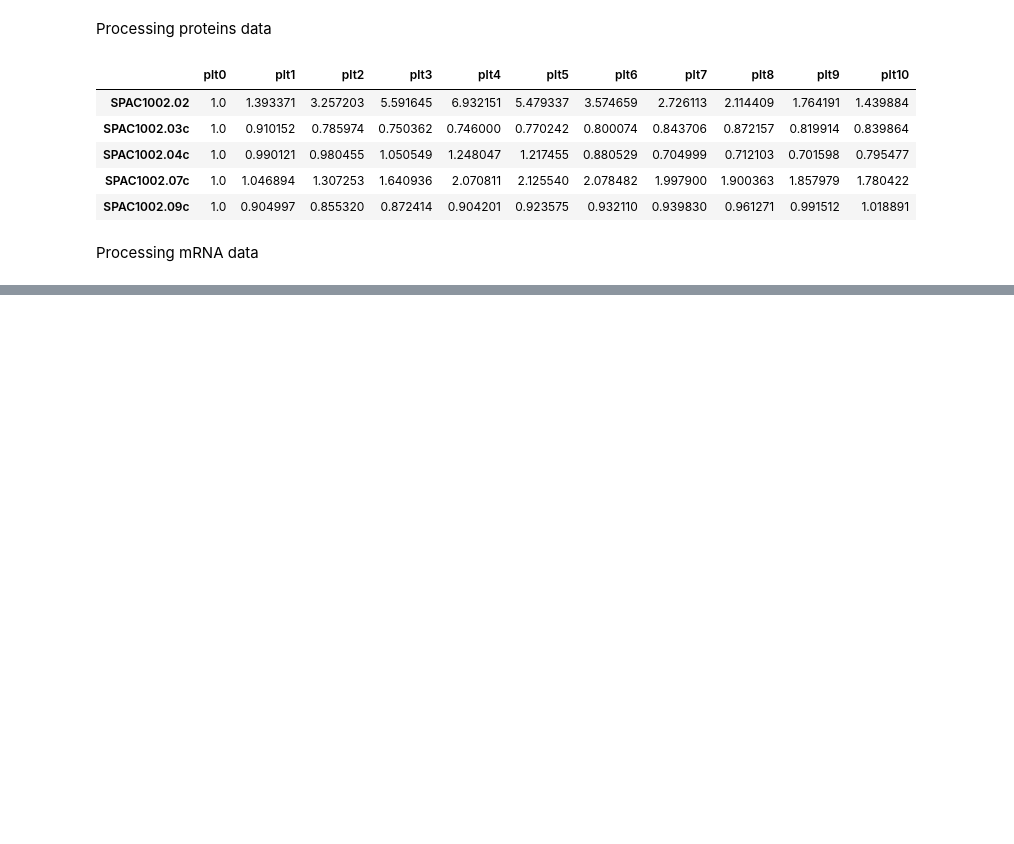
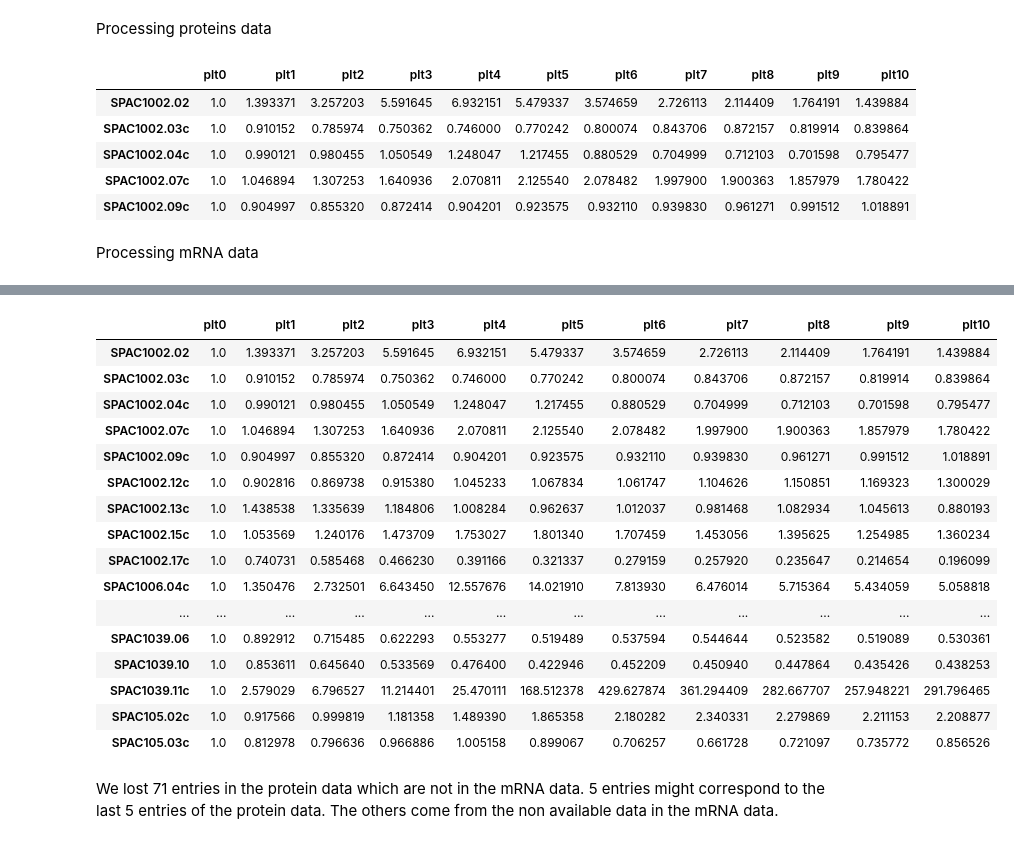
Before and after one commit to lfkrapp/easy-pancake, a Jupyter notebook: Project.ipynb, the cells around one changed output, grey strips where cells are left out. Saved outputs shown, nothing was run; the diff lists cells and outputs as text; code cells hidden in the pictures; blank space fills up the shorter version.

```diff
--- a/Project.ipynb
+++ b/Project.ipynb
@@ -87,0 +161,22 @@ data_mRNA.head()
+# %%
+data_prot.head(20)
+# %% [output]
+|  | plt0 | plt1 | plt2 | plt3 | plt4 | plt5 | plt6 | plt7 | plt8 | plt9 | plt10 |
+| SPAC1002.02 | 1.0 | 1.393371 | 3.257203 | 5.591645 | 6.932151 | 5.479337 | 3.574659 | 2.726113 | 2.114409 | 1.764191 | 1.439884 |
+| SPAC1002.03c | 1.0 | 0.910152 | 0.785974 | 0.750362 | 0.746000 | 0.770242 | 0.800074 | 0.843706 | 0.872157 | 0.819914 | 0.839864 |
+| SPAC1002.04c | 1.0 | 0.990121 | 0.980455 | 1.050549 | 1.248047 | 1.217455 | 0.880529 | 0.704999 | 0.712103 | 0.701598 | 0.795477 |
+| SPAC1002.07c | 1.0 | 1.046894 | 1.307253 | 1.640936 | 2.070811 | 2.125540 | 2.078482 | 1.997900 | 1.900363 | 1.857979 | 1.780422 |
+| SPAC1002.09c | 1.0 | 0.904997 | 0.855320 | 0.872414 | 0.904201 | 0.923575 | 0.932110 | 0.939830 | 0.961271 | 0.991512 | 1.018891 |
+| SPAC1002.12c | 1.0 | 0.902816 | 0.869738 | 0.915380 | 1.045233 | 1.067834 | 1.061747 | 1.104626 | 1.150851 | 1.169323 | 1.300029 |
+| SPAC1002.13c | 1.0 | 1.438538 | 1.335639 | 1.184806 | 1.008284 | 0.962637 | 1.012037 | 0.981468 | 1.082934 | 1.045613 | 0.880193 |
+| SPAC1002.15c | 1.0 | 1.053569 | 1.240176 | 1.473709 | 1.753027 | 1.801340 | 1.707459 | 1.453056 | 1.395625 | 1.254985 | 1.360234 |
+| SPAC1002.17c | 1.0 | 0.740731 | 0.585468 | 0.466230 | 0.391166 | 0.321337 | 0.279159 | 0.257920 | 0.235647 | 0.214654 | 0.196099 |
+| SPAC1006.04c | 1.0 | 1.350476 | 2.732501 | 6.643450 | 12.557676 | 14.021910 | 7.813930 | 6.476014 | 5.715364 | 5.434059 | 5.058818 |
+| ... | ... | ... | ... | ... | ... | ... | ... | ... | ... | ... | ... |
+| SPAC1039.06 | 1.0 | 0.892912 | 0.715485 | 0.622293 | 0.553277 | 0.519489 | 0.537594 | 0.544644 | 0.523582 | 0.519089 | 0.530361 |
+| SPAC1039.10 | 1.0 | 0.853611 | 0.645640 | 0.533569 | 0.476400 | 0.422946 | 0.452209 | 0.450940 | 0.447864 | 0.435426 | 0.438253 |
+| SPAC1039.11c | 1.0 | 2.579029 | 6.796527 | 11.214401 | 25.470111 | 168.512378 | 429.627874 | 361.294409 | 282.667707 | 257.948221 | 291.796465 |
+| SPAC105.02c | 1.0 | 0.917566 | 0.999819 | 1.181358 | 1.489390 | 1.865358 | 2.180282 | 2.340331 | 2.279869 | 2.211153 | 2.208877 |
+| SPAC105.03c | 1.0 | 0.812978 | 0.796636 | 0.966886 | 1.005158 | 0.899067 | 0.706257 | 0.661728 | 0.721097 | 0.735772 | 0.856526 |
+# %% [markdown]
+We lost 71 entries in the protein data which are not in the mRNA data. 5 entries might correspond to the last 5 entries of the protein data. The others come from the non available data in the mRNA data.
```
Also changed, not shown: parts of 14 cells of this notebook.
